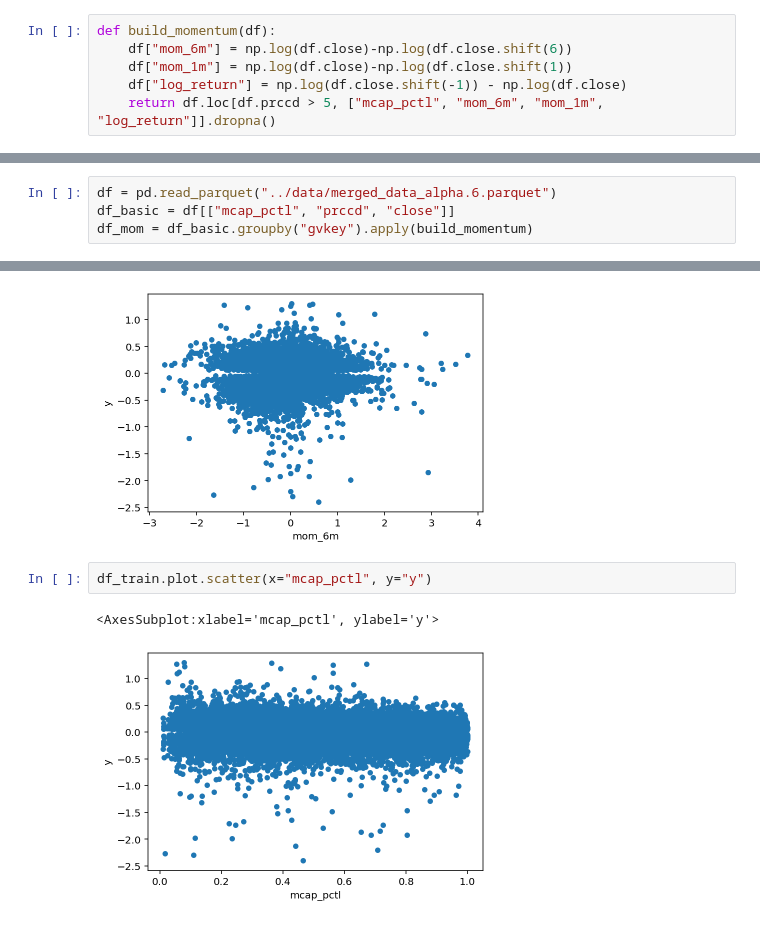
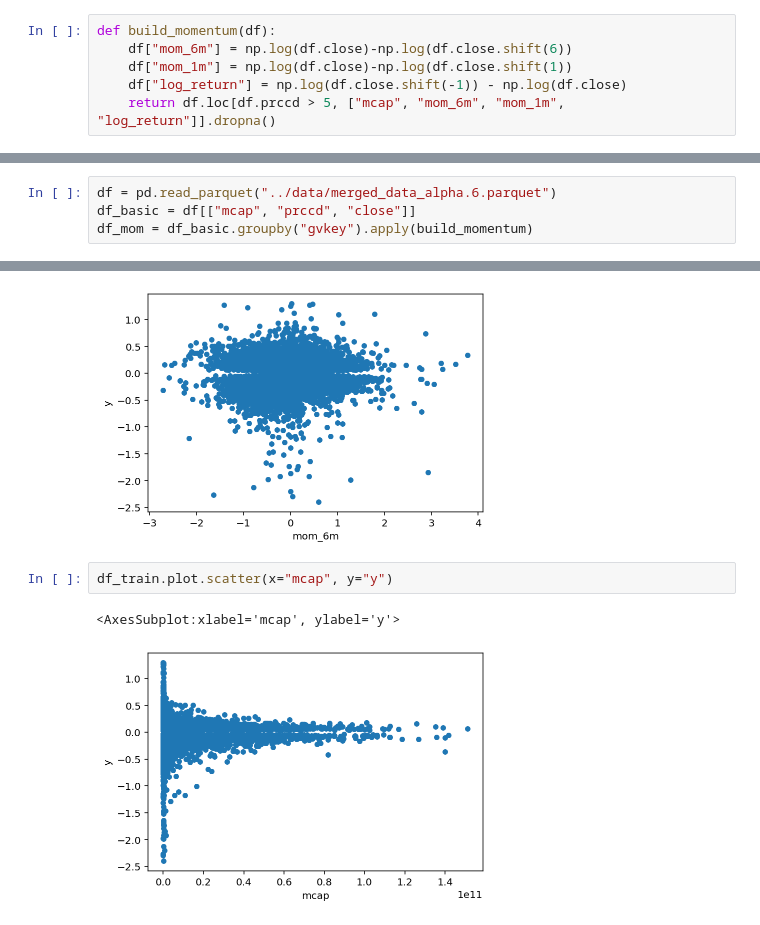
Before and after one commit to iewaij/tseu, a Jupyter notebook: notebooks/fundamental_backtest.ipynb, the cells around one changed output, grey strips where cells are left out. Saved outputs shown, nothing was run; the diff lists cells and outputs as text.

```diff
--- a/notebooks/fundamental_backtest.ipynb
+++ b/notebooks/fundamental_backtest.ipynb
@@ -18,7 +18,7 @@ def build_momentum(df):
     df["mom_6m"] = np.log(df.close)-np.log(df.close.shift(6))
     df["mom_1m"] = np.log(df.close)-np.log(df.close.shift(1))
     df["log_return"] = np.log(df.close.shift(-1)) - np.log(df.close)
-    return df.loc[df.prccd > 5, ["mcap_pctl", "mom_6m", "mom_1m", "log_return"]].dropna()
+    return df.loc[df.prccd > 5, ["mcap", "mom_6m", "mom_1m", "log_return"]].dropna()
 # %%
 def be_extreme(df):
     """Retain the 20% values that are the smallest and the 20% that are the largest."""
@@ -27,5 +27,5 @@ def be_extreme(df):
     return df[(df.log_return < low) | (df.log_return > top)]
 # %%
 df = pd.read_parquet("../data/merged_data_alpha.6.parquet")
-df_basic = df[["mcap_pctl", "prccd", "close"]]
+df_basic = df[["mcap", "prccd", "close"]]
 df_mom = df_basic.groupby("gvkey").apply(build_momentum)
@@ -89,10 +81,10 @@ df_train.plot.scatter(x="mom_6m", y="y")
 <AxesSubplot:xlabel='mom_6m', ylabel='y'>
 [figure]
 # %%
-df_train.plot.scatter(x="mcap_pctl", y="y")
+df_train.plot.scatter(x="mcap", y="y")
 # %% [output]
-<AxesSubplot:xlabel='mcap_pctl', ylabel='y'>
+<AxesSubplot:xlabel='mcap', ylabel='y'>
-[figure, old version]
+[figure, new version]
 # %%
 xgb_reg = XGBRegressor(n_estimators=100, max_depth=3, n_jobs=-1)
 xgb_fit = xgb_reg.fit(X_train, y_train)
```
Also changed, not shown: parts of 10 cells of this notebook.
